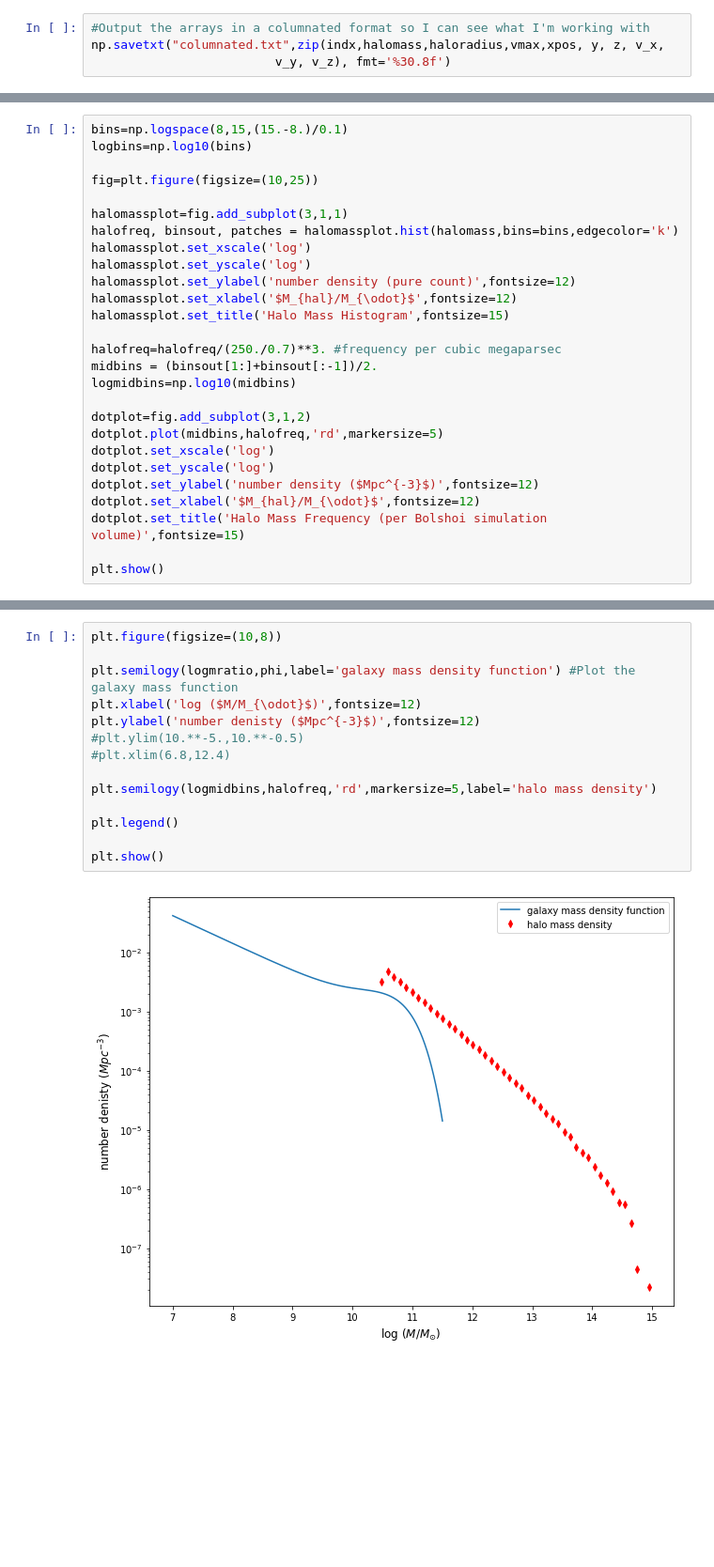
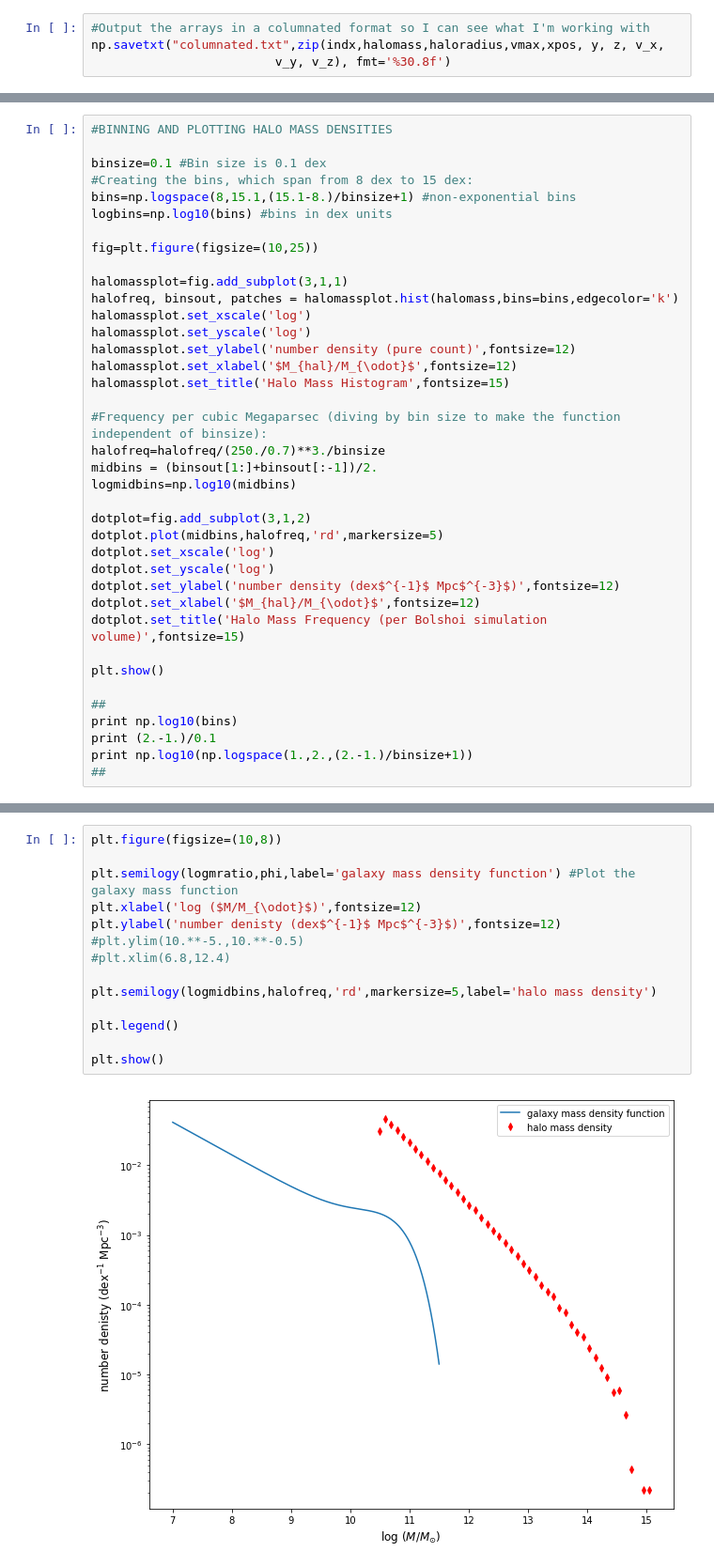
Before and after one commit to patricks1/Tinker, a Jupyter notebook: schechter.ipynb, the cells around one changed output, grey strips where cells are left out. Shown at 94% size. Cells and saved outputs as stored; diff of their text form; blank space fills up the shorter version.

```diff
--- a/schechter.ipynb
+++ b/schechter.ipynb
@@ -38,8 +44,12 @@ plt.show()
 # %% [output]
 [figure]
 # %%
-bins=np.logspace(8,15,(15.-8.)/0.1)
-logbins=np.log10(bins)
+#BINNING AND PLOTTING HALO MASS DENSITIES
+
+binsize=0.1 #Bin size is 0.1 dex
+#Creating the bins, which span from 8 dex to 15 dex:
+bins=np.logspace(8,15.1,(15.1-8.)/binsize+1) #non-exponential bins
+logbins=np.log10(bins) #bins in dex units
 
 fig=plt.figure(figsize=(10,25))
 
@@ -51,7 +61,8 @@ halomassplot.set_ylabel('number density (pure count)',fontsize=12)
 halomassplot.set_xlabel('$M_{hal}/M_{\odot}$',fontsize=12)
 halomassplot.set_title('Halo Mass Histogram',fontsize=15)
 
-halofreq=halofreq/(250./0.7)**3. #frequency per cubic megaparsec
+#Frequency per cubic Megaparsec (diving by bin size to make the function independent of binsize):
+halofreq=halofreq/(250./0.7)**3./binsize
 midbins = (binsout[1:]+binsout[:-1])/2.
 logmidbins=np.log10(midbins)
 
@@ -59,9 +70,15 @@ dotplot=fig.add_subplot(3,1,2)
 dotplot.plot(midbins,halofreq,'rd',markersize=5)
 dotplot.set_xscale('log')
 dotplot.set_yscale('log')
-dotplot.set_ylabel('number density ($Mpc^{-3}$)',fontsize=12)
+dotplot.set_ylabel('number density (dex$^{-1}$ Mpc$^{-3}$)',fontsize=12)
 dotplot.set_xlabel('$M_{hal}/M_{\odot}$',fontsize=12)
 dotplot.set_title('Halo Mass Frequency (per Bolshoi simulation volume)',fontsize=15)
 
 plt.show()
+
+##
+print np.log10(bins)
+print (2.-1.)/0.1
+print np.log10(np.logspace(1.,2.,(2.-1.)/binsize+1))
+##
 # %% [output]
@@ -69,19 +101,19 @@ plt.show()
 # %%
 plt.figure(figsize=(10,8))
 
 plt.semilogy(logmratio,phi,label='galaxy mass density function') #Plot the galaxy mass function
 plt.xlabel('log ($M/M_{\odot}$)',fontsize=12)
-plt.ylabel('number denisty ($Mpc^{-3}$)',fontsize=12)
+plt.ylabel('number denisty (dex$^{-1}$ Mpc$^{-3}$)',fontsize=12)
 #plt.ylim(10.**-5.,10.**-0.5)
 #plt.xlim(6.8,12.4)
 
 plt.semilogy(logmidbins,halofreq,'rd',markersize=5,label='halo mass density')
 
 plt.legend()
 
 plt.show()
 # %% [output]
-[figure, old version]
+[figure, new version]
 # %%
 plt.figure(figsize=(10,8))
 
```
Also changed, not shown: parts of 7 cells of this notebook.
